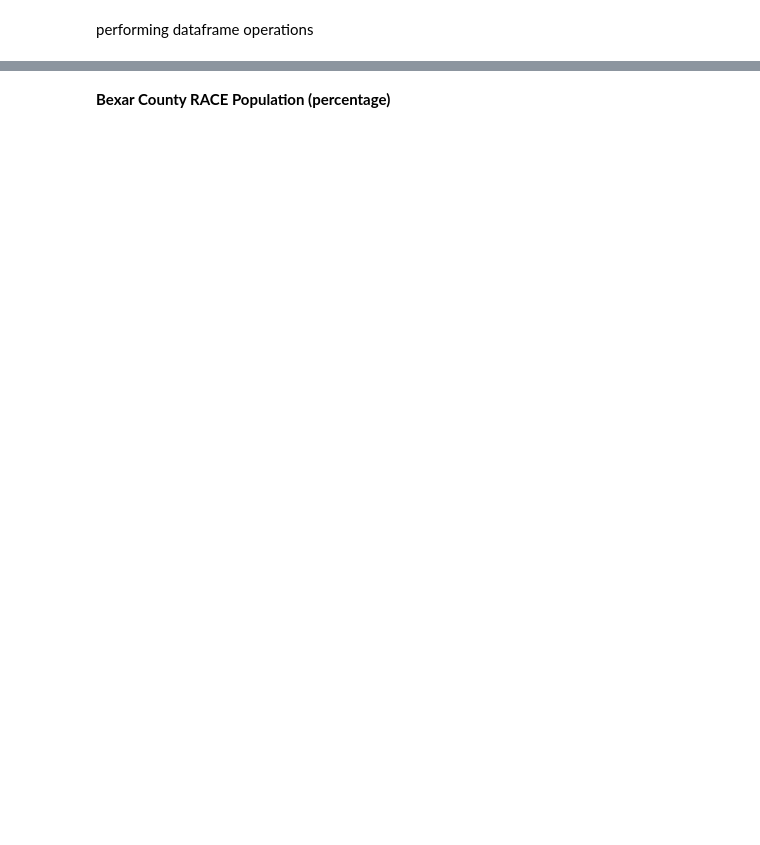
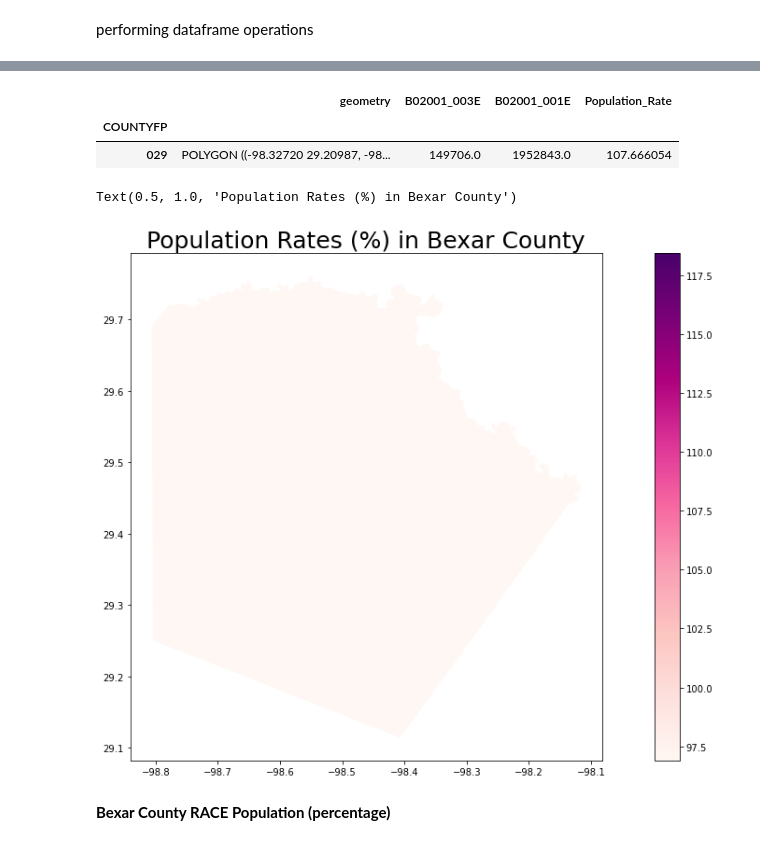
Before and after one commit to dianita956/Maps, a Jupyter notebook: Bexar County Black and African American resident population (percentage).ipynb, the cells around one changed output, grey strips where cells are left out. Cells and saved outputs as stored; diff of their text form; code cells hidden in the pictures; blank space fills up the shorter version.

```diff
--- a/Bexar County Black and African American resident population (percentage).ipynb
+++ b/Bexar County Black and African American resident population (percentage).ipynb
@@ -61,0 +185,7 @@ bx_df.head(100)
+# %%
+# Create new dataframe from select columns
+bxr_population_tract = bxr_merge[["STATEFP", "COUNTYFP", "TRACTCE", "GEOID", "geometry", "B02001_003E", "B02001_001E"]]
+
+# Show dataframe
+print(bxr_population_tract.head(2))
+print('Shape: ', bxr_population_tract.shape)
@@ -61,0 +201,8 @@ bx_df.head(100)
+# %%
+# Dissolve and group the census tracts within each county and aggregate all the values together
+# Source: https://geopandas.org/docs/user_guide/aggregation_with_dissolve.html
+bxr_population_county = bxr_population_tract.dissolve(by = 'COUNTYFP', aggfunc = 'sum')
+
+# Show dataframe
+print(bxr_population_county.head(2))
+print('Shape: ', bxr_population_county.shape)
@@ -62,3 +218,33 @@ bx_df.head(100)
+# %%
+# Get poverty rate and store values in new column
+bxr_population_county["Population_Rate"] = (bxr_population_county["B02001_003E"] + bxr_population_county["B02001_001E"])/ bxr_population_county["B02001_001E"] * 100
+
+
+# Show dataframe
+bxr_population_county.head(2)
+# %% [output]
+|  | geometry | B02001_003E | B02001_001E | Population_Rate |
+| COUNTYFP |  |  |  |  |
+| 029 | POLYGON ((-98.32720 29.20987, -98... | 149706.0 | 1952843.0 | 107.666054 |
+# %%
+# Create subplots
+fig, ax = plt.subplots(1, 1, figsize = (20, 10))
+
+# Plot data
+# Source: https://geopandas.readthedocs.io/en/latest/docs/user_guide/mapping.html
+bxr_population_county.plot(column = "Population_Rate",
+                       ax = ax,
+                       cmap = "RdPu",
+                       legend = True)
+
+# Stylize plots
+plt.style.use('bmh')
+
+# Set title
+ax.set_title('Population Rates (%) in Bexar County', fontdict = {'fontsize': '25', 'fontweight' : '3'})
+# %% [output]
+Text(0.5, 1.0, 'Population Rates (%) in Bexar County')
+[figure, added]
 # %% [markdown]
 **Bexar County RACE Population (percentage)**
 # %%
```
Also changed, not shown: parts of 15 cells of this notebook, 1 other file.
